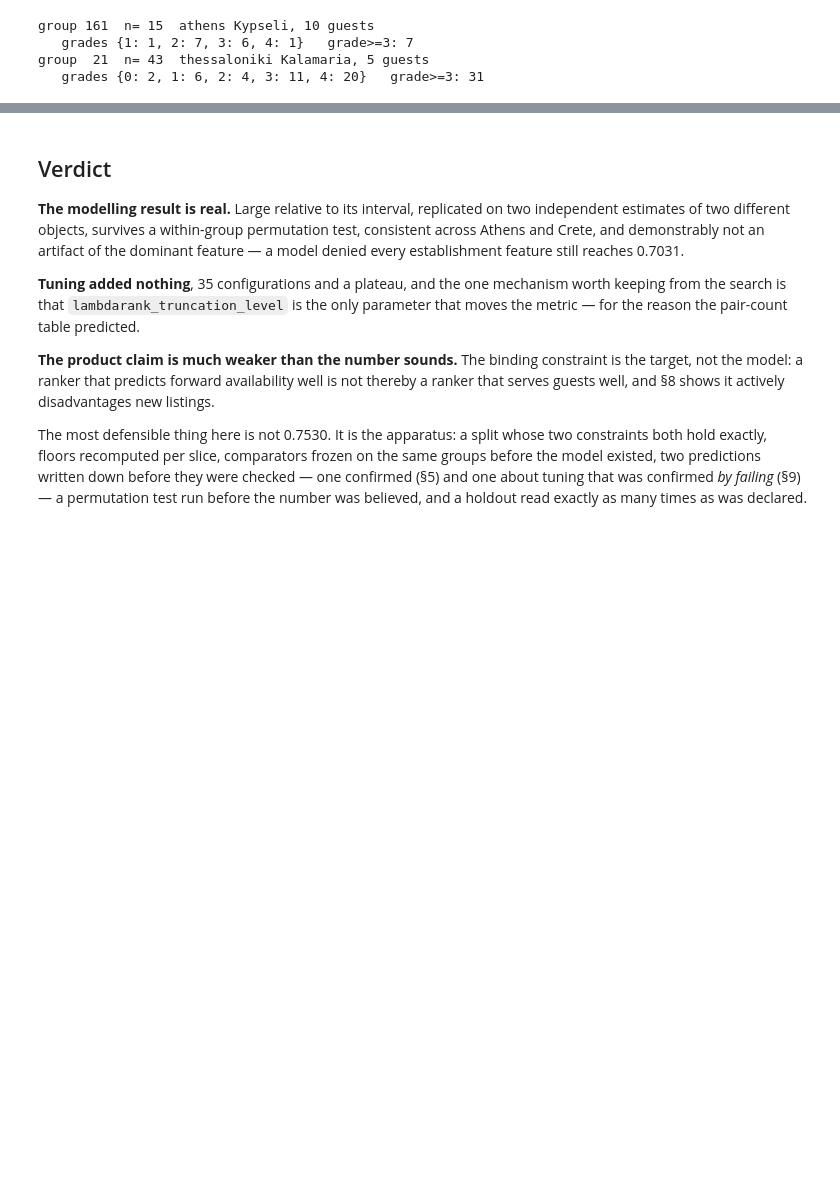
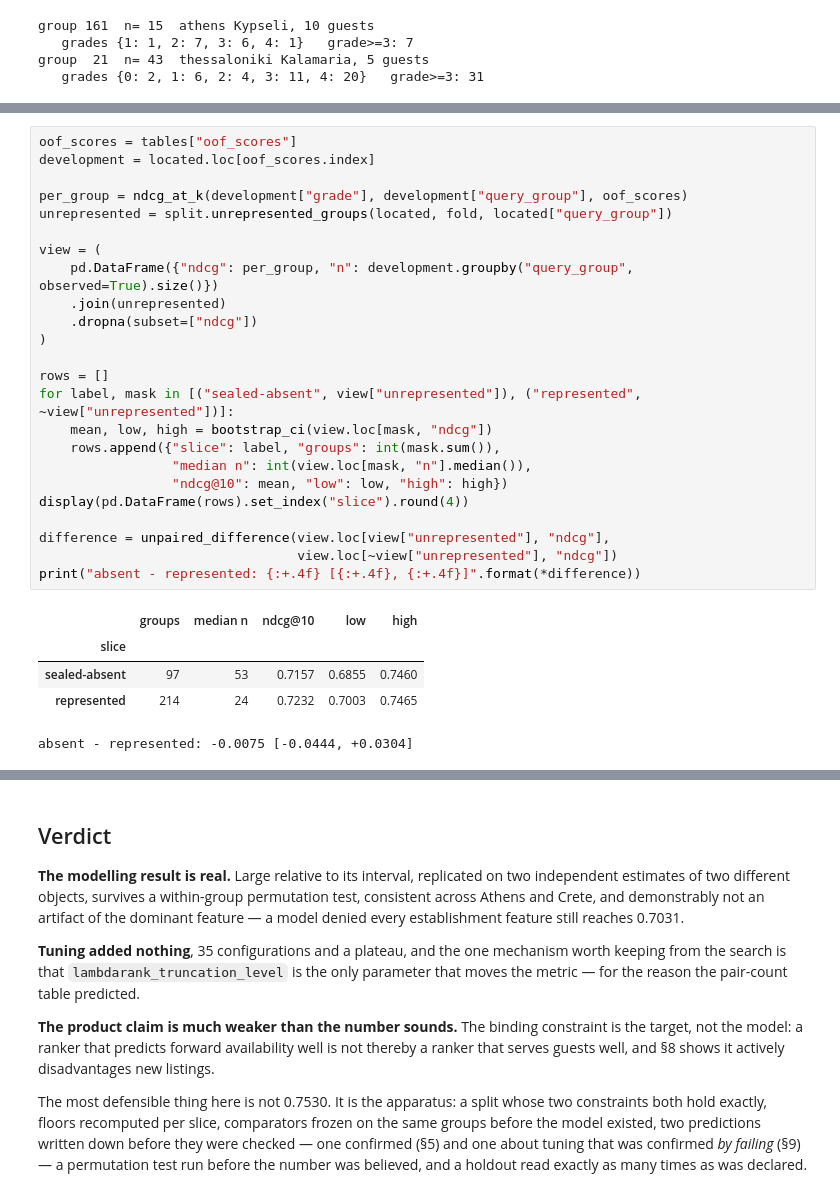
Before and after one commit to ntinasf/rental-ranking, a Jupyter notebook: notebooks/04_evaluation.ipynb, the cells around one changed output, grey strips where cells are left out. Drawn from its saved outputs; the diff is of its cells as text; blank space fills up the shorter version.

```diff
--- a/notebooks/04_evaluation.ipynb
+++ b/notebooks/04_evaluation.ipynb
@@ -1218,0 +1290,30 @@ delete, same session, with the teardown confirmed rather than assumed.
+# %%
+oof_scores = tables["oof_scores"]
+development = located.loc[oof_scores.index]
+
+per_group = ndcg_at_k(development["grade"], development["query_group"], oof_scores)
+unrepresented = split.unrepresented_groups(located, fold, located["query_group"])
+
+view = (
+    pd.DataFrame({"ndcg": per_group, "n": development.groupby("query_group", observed=True).size()})
+    .join(unrepresented)
+    .dropna(subset=["ndcg"])
+)
+
+rows = []
+for label, mask in [("sealed-absent", view["unrepresented"]), ("represented", ~view["unrepresented"])]:
+    mean, low, high = bootstrap_ci(view.loc[mask, "ndcg"])
+    rows.append({"slice": label, "groups": int(mask.sum()),
+                 "median n": int(view.loc[mask, "n"].median()),
+                 "ndcg@10": mean, "low": low, "high": high})
+display(pd.DataFrame(rows).set_index("slice").round(4))
+
+difference = unpaired_difference(view.loc[view["unrepresented"], "ndcg"],
+                                 view.loc[~view["unrepresented"], "ndcg"])
+print("absent - represented: {:+.4f} [{:+.4f}, {:+.4f}]".format(*difference))
+# %% [output]
+|  | groups | median n | ndcg@10 | low | high |
+| slice |  |  |  |  |  |
+| sealed-absent | 97 | 53 | 0.7157 | 0.6855 | 0.7460 |
+| represented | 214 | 24 | 0.7232 | 0.7003 | 0.7465 |
+absent - represented: -0.0075 [-0.0444, +0.0304]
```
Also changed, not shown: parts of 8 cells of this notebook, 6 other files.
